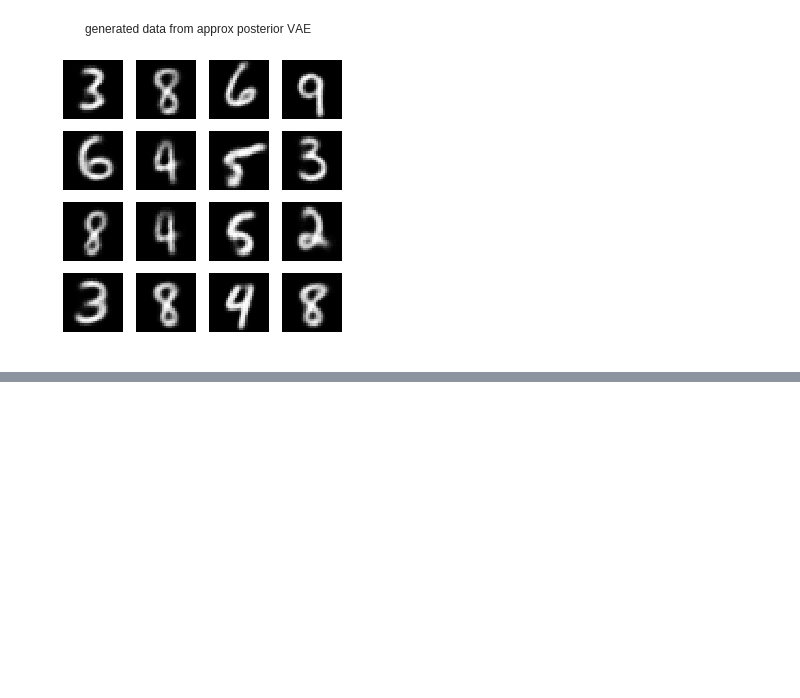
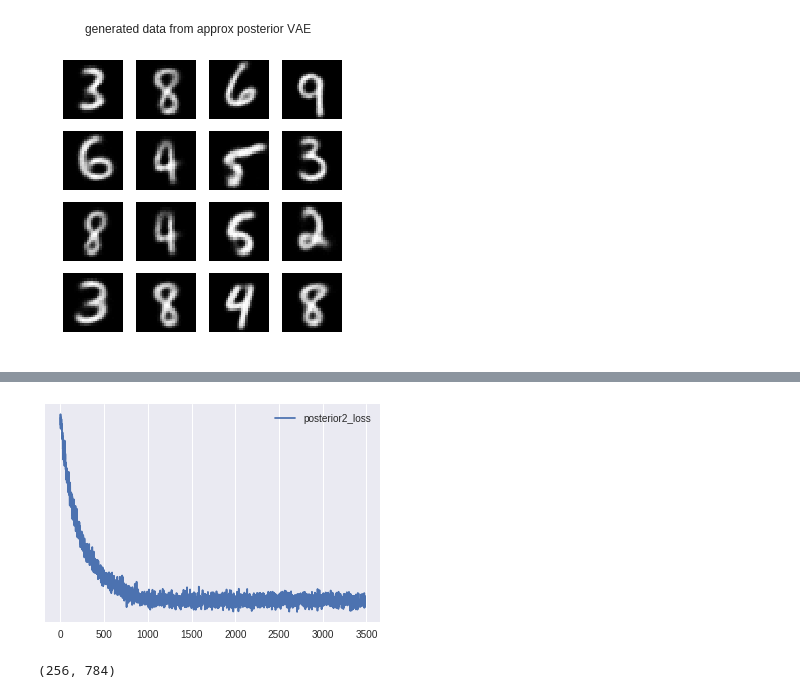
Before and after one commit to VMBoehm/DeNoPa, a Jupyter notebook: VAE.ipynb, the cells around one changed output, grey strips where cells are left out. Cells and saved outputs as stored; diff of their text form; code cells hidden in the pictures; blank space fills up the shorter version.

```diff
--- a/VAE.ipynb
+++ b/VAE.ipynb
@@ -417,0 +413,9 @@ print(xs.shape)
+# %%
+lrate=1e-18
+for ii in range(1000):
+  _, ll = sess.run([opt_op2, elbo2], feed_dict={x: masked_data, lr:lrate})
+  posterior2_loss.append(ll)
+  if ii%100==0:
+    mus, sigmas = sess.run([mu_t, sigma_t], feed_dict={x: masked_data})
+    print(mus[0:10])
+  print(ll)
@@ -417,0 +440,16 @@ print(xs.shape)
+# %%
+plot(posterior2_loss,label='posterior2_loss')
+legend()
+yscale('log')
+# %% [output]
+[figure, added]
+# %%
+mask = np.ones(IMAGE_SHAPE)
+#mask[0:,10:14]=0
+mask[13:16,0:28]=0
+
+mask = mask.reshape((28*28))
+mask = np.asarray([mask]*batch_size)
+print(mask.shape)
+# %% [output]
+(256, 784)
```
Also changed, not shown: parts of 8 cells of this notebook.
